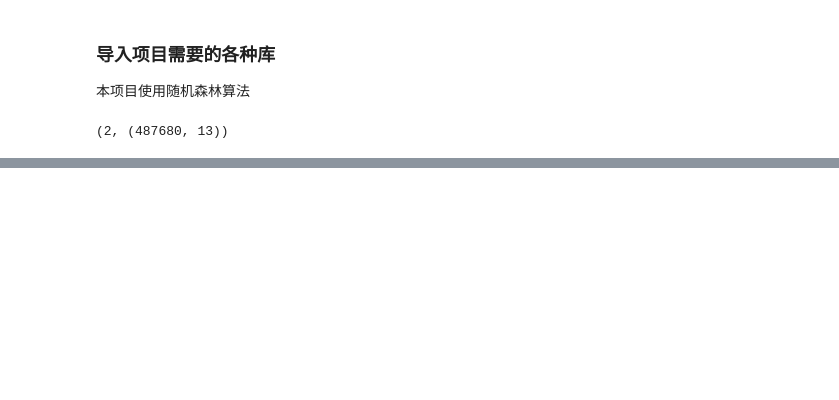
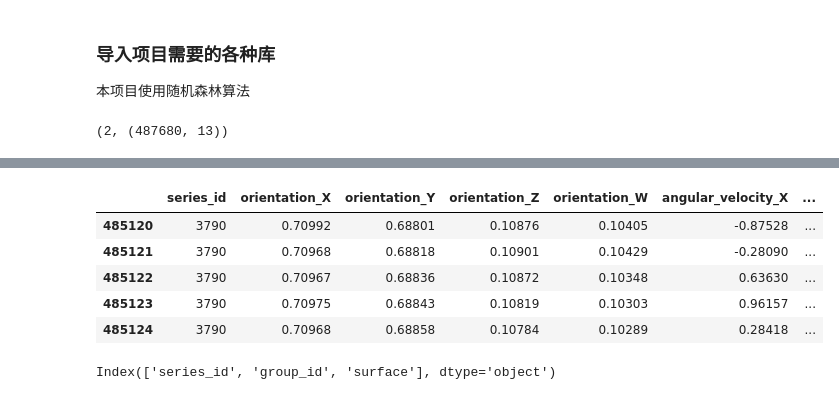
Before and after one commit to Johnson1602/kaggle-help-navigate-robots, a Jupyter notebook: Project 1.ipynb, the cells around one changed output, grey strips where cells are left out. Saved outputs shown, nothing was run; the diff lists cells and outputs as text; code cells hidden in the pictures; blank space fills up the shorter version.

```diff
--- a/Project 1.ipynb
+++ b/Project 1.ipynb
@@ -283,0 +22,11 @@ Wall time: 24.2 s
+# %%
+# split X_train
+samples = 20
+time_series = 128
+start_x = X_train.shape[0] - samples*time_series
+# 训练集是从第一个样本一直到倒数第21个样本，测试集是最后20个样本
+X_train, X_test = X_train.iloc[:start_x], X_train.iloc[start_x:]
+# split y_train
+start_y = y_train.shape[0] - samples
+# 训练集和测试集的lable的选择同样本一样
+y_train, y_test = y_train.iloc[:start_y], y_train.iloc[start_y:]
@@ -283,0 +70,4 @@ Wall time: 24.2 s
+# %%
+# 把第一列 row_id 去掉(现在还不知道为啥)
+X_train = X_train.drop(['row_id', 'measurement_number'], axis=1)
+X_test = X_test.drop(['row_id', 'measurement_number'], axis=1)
@@ -283,0 +83,13 @@ Wall time: 24.2 s
+# %%
+X_test.head()
+# %% [output]
+|  | series_id | orientation_X | orientation_Y | orientation_Z | orientation_W | angular_velocity_X | ... |
+| 485120 | 3790 | 0.70992 | 0.68801 | 0.10876 | 0.10405 | -0.87528 | ... |
+| 485121 | 3790 | 0.70968 | 0.68818 | 0.10901 | 0.10429 | -0.28090 | ... |
+| 485122 | 3790 | 0.70967 | 0.68836 | 0.10872 | 0.10348 | 0.63630 | ... |
+| 485123 | 3790 | 0.70975 | 0.68843 | 0.10819 | 0.10303 | 0.96157 | ... |
+| 485124 | 3790 | 0.70968 | 0.68858 | 0.10784 | 0.10289 | 0.28418 | ... |
+# %%
+y_train.keys()
+# %% [output]
+Index(['series_id', 'group_id', 'surface'], dtype='object')
```
Also changed, not shown: parts of 48 cells of this notebook.
